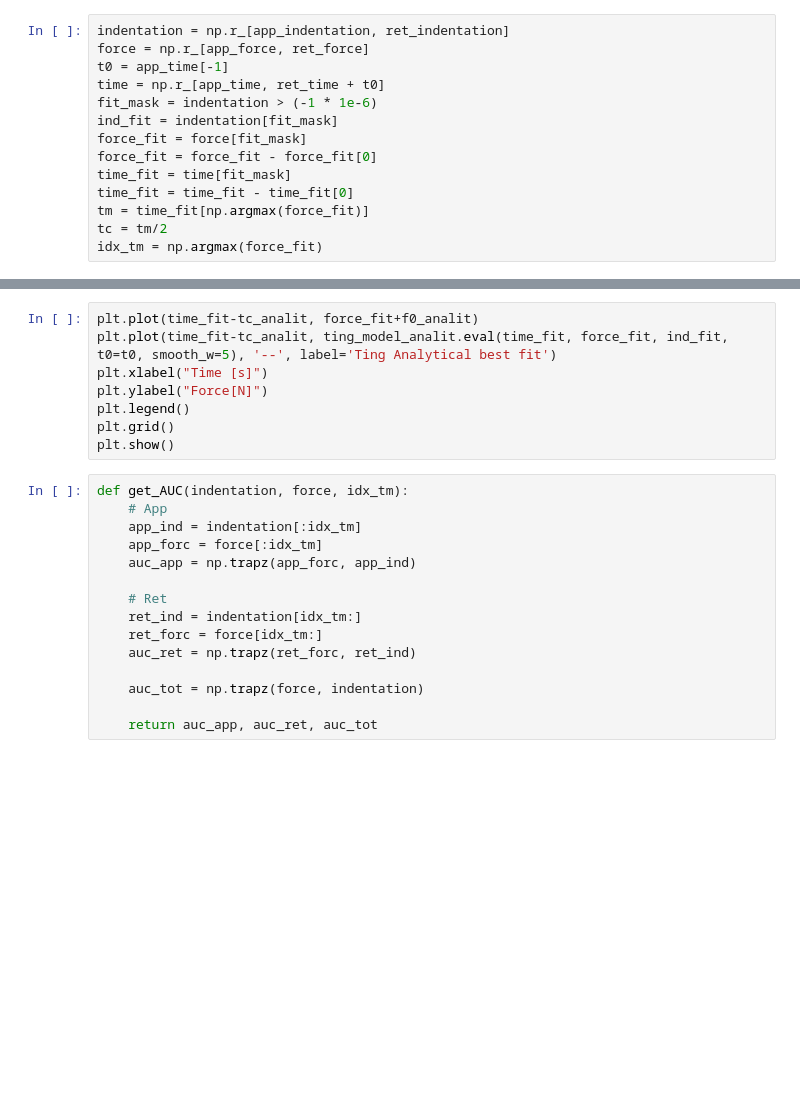
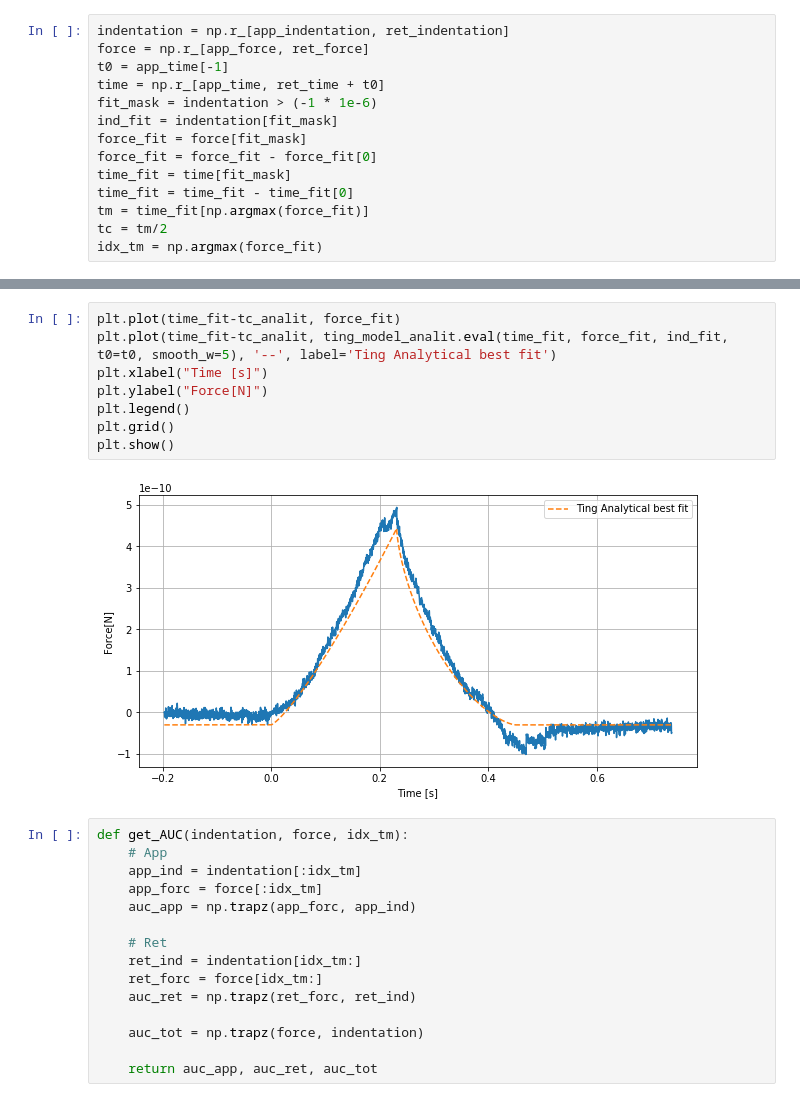
Before and after one commit to jlopezalo/PyFMRheo, a Jupyter notebook: examples/Ting Models Example.ipynb, the cells around one changed output, grey strips where cells are left out. Saved outputs shown, nothing was run; the diff lists cells and outputs as text; blank space fills up the shorter version.

```diff
--- a/examples/Ting Models Example.ipynb
+++ b/examples/Ting Models Example.ipynb
@@ -256,11 +362,13 @@ plt.show()
 # %%
-plt.plot(time_fit-tc_analit, force_fit+f0_analit)
+plt.plot(time_fit-tc_analit, force_fit)
 plt.plot(time_fit-tc_analit, ting_model_analit.eval(time_fit, force_fit, ind_fit, t0=t0, smooth_w=5), '--', label='Ting Analytical best fit')
 plt.xlabel("Time [s]")
 plt.ylabel("Force[N]")
 plt.legend()
 plt.grid()
 plt.show()
+# %% [output]
+[figure, added]
 # %%
 def get_AUC(indentation, force, idx_tm):
     # App
```
Also changed, not shown: parts of 23 cells of this notebook, 1 other file.
